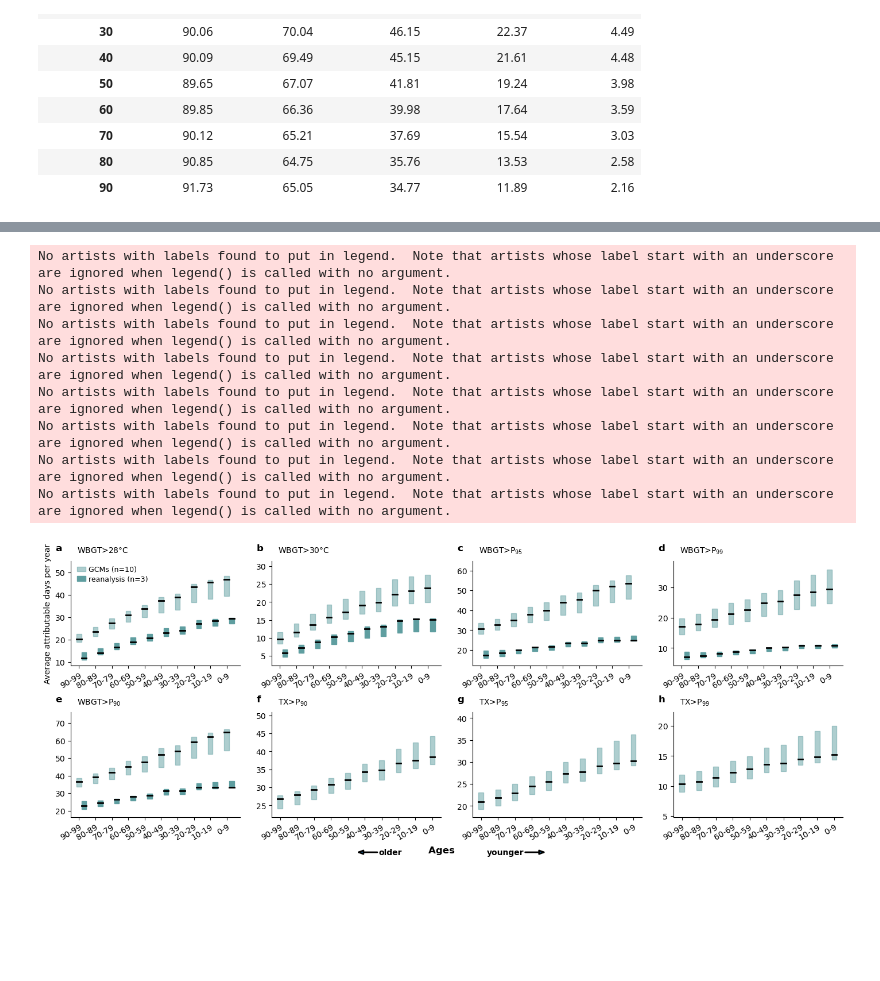
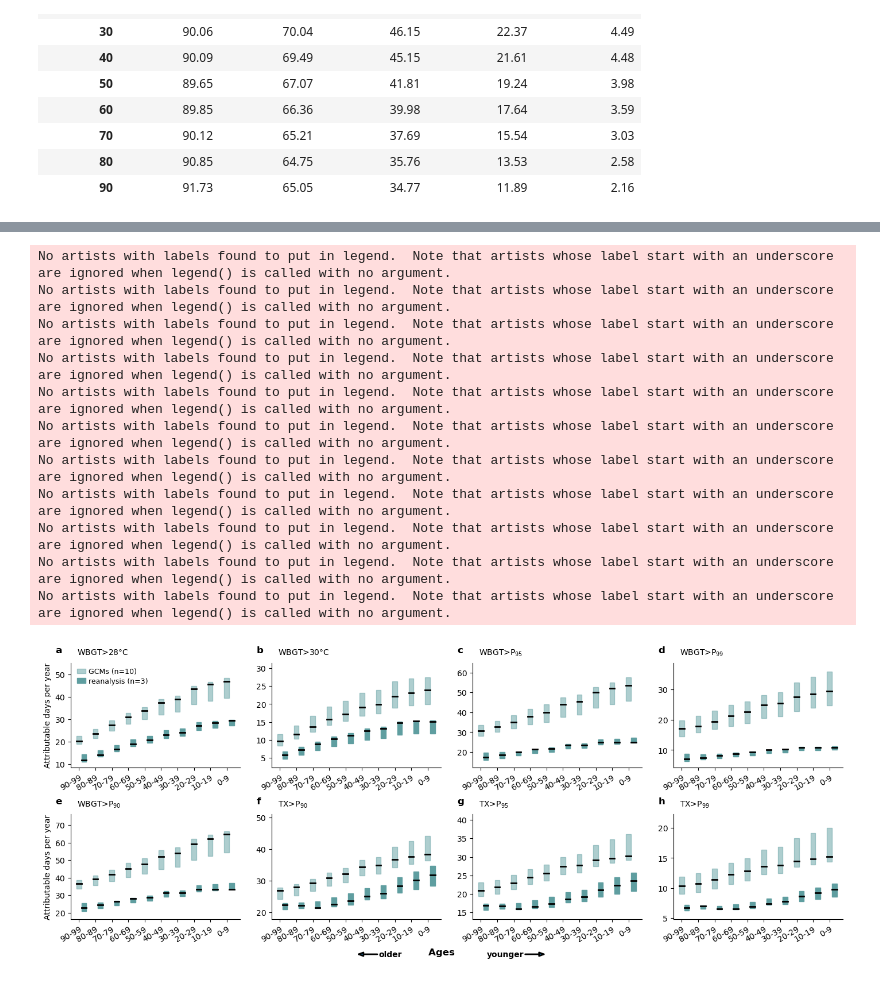
Before and after one commit to rosapietroiusti/attr-hs, a Jupyter notebook: main/attr-hw-fig2-SI-correct.ipynb, the cells around one changed output, grey strips where cells are left out. Saved outputs shown, nothing was run; the diff lists cells and outputs as text; code cells hidden in the pictures; blank space fills up the shorter version.

Commit message:
shiftfit model sensitivity figure and launch for warming level

```diff
--- a/main/attr-hw-fig2-SI-correct.ipynb
+++ b/main/attr-hw-fig2-SI-correct.ipynb
@@ -954,2 +869,22 @@ da_nAHD_percapita_peopledays_10y_models_TX99 = calc_percapita_hotdays_peopledays
+# %%
+
+da_nAHD = da_nAHD_obs_TX90.rename({'dataset':'model'})
+
+da_n_people_ndays_obs_TX90, da_prop_people_ndays_obs_TX90 = calc_number_proportion_people_atleastxdays_10yr(gs_population_global,
+                                                                                          datasets,
+                                                                                          da_nAHD,
+                                                                                          x_hot_days = [1,5,10,20,50])
+
+
+
+da_nAHD_percapita_peopledays_10y_obs_TX90 = calc_percapita_hotdays_peopledays_1yr(gs_population_global,
+                                                                           datasets,
+                                                                           da_nAHD,
+                                                                           x_hot_days = [1, 5, 10, 20, 50],
+                                                                           ages_values=range(0,100),
+                                                                           grouped = True,
+                                                                           size_win = 10,
+                                                                         mask_where_decr=False
+                                                                           )
 # %% [markdown]
 # Supplementary figures: part 1 bar plots
@@ -1889,6 +1247,8 @@ No artists with labels found to put in legend.  Note that artists whose label st
 xpos=-.09
 ypos=1.05
 shift = 0.15
+
+#ylab=
 
 fig,axes=plt.subplots(2,4,figsize=(14,5.5),layout='constrained',facecolor='none') # 10,5
 
@@ -1914,9 +1274,8 @@ plot_percapitadays_median_iqr(da_nAHD_percapita_peopledays_10y_models,
                               feature='per_capita_days',
                               ax=ax,
                              set_xticklabel=True,
-
                              rotation=30,
-                             ylabel='Average attributable days per year',
+                             ylabel='Attributable days per year',
                               legend=False,
                               positions = [x + shift for x in range(1,11)],
                               alpha=.5,
@@ -1945,7 +1304,6 @@ plot_percapitadays_median_iqr(da_nAHD_percapita_peopledays_10y_models_30,
                               feature='per_capita_days',
                               ax=ax,
                              set_xticklabel=True,
-
                              rotation=30,
                              ylabel='',
                               legend=False,
@@ -2023,7 +1381,6 @@ plot_percapitadays_median_iqr(da_nAHD_percapita_peopledays_10y_obs_W90,
                              set_xticklabel=False,
                               set_xticks=False,
                              rotation=30,
-                           #  ylabel='Attributable days per year',
                               legend=True,
                               leg_title='WBGT>P$_{90}$',
                               positions = [x - shift for x in range(1,11)],
@@ -2035,7 +1392,7 @@ plot_percapitadays_median_iqr(da_nAHD_percapita_peopledays_10y_models_W90,
                               ax=ax,
                              set_xticklabel=True,
                              rotation=30,
-                             ylabel=' ',
+                              ylabel='Attributable days per year',
                               legend=False,
                               positions = [x + shift for x in range(1,11)],
                               alpha=.5,
@@ -2046,6 +1403,18 @@ plot_percapitadays_median_iqr(da_nAHD_percapita_peopledays_10y_models_W90,
 
 ax=axes[5]
 ax.set_title('f',loc='left',fontweight='bold',x=xpos,y=ypos)
+plot_percapitadays_median_iqr(da_nAHD_percapita_peopledays_10y_obs_TX90,
+                              feature='per_capita_days',
+                              ax=ax,
+                             set_xticklabel=False,
+                              set_xticks=False,
+                             rotation=30,
+                           #  ylabel='Attributable days per year',
+                              legend=True,
+                              #leg_title='WBGT>P$_{90}$',
+                              positions = [x - shift for x in range(1,11)],
+                              widths=.3
+                             )
 plot_percapitadays_median_iqr(da_nAHD_percapita_peopledays_10y_models_TX90,
                               feature='per_capita_days',
                               ax=ax,
@@ -2063,6 +1432,18 @@ plot_percapitadays_median_iqr(da_nAHD_percapita_peopledays_10y_models_TX90,
 
 ax=axes[6]
 ax.set_title('g',loc='left',fontweight='bold',x=xpos,y=ypos)
+plot_percapitadays_median_iqr(da_nAHD_percapita_peopledays_10y_obs_TX95,
+                              feature='per_capita_days',
+                              ax=ax,
+                             set_xticklabel=False,
+                              set_xticks=False,
+                             rotation=30,
+                           #  ylabel='Attributable days per year',
+                              legend=True,
+                              #leg_title='WBGT>P$_{90}$',
+                              positions = [x - shift for x in range(1,11)],
+                              widths=.3
+                             )
 plot_percapitadays_median_iqr(da_nAHD_percapita_peopledays_10y_models_TX95,
                               feature='per_capita_days',
                               ax=ax,
@@ -2082,6 +1463,18 @@ plot_percapitadays_median_iqr(da_nAHD_percapita_peopledays_10y_models_TX95,
 
 ax=axes[7]
 ax.set_title('h',loc='left',fontweight='bold',x=xpos,y=ypos)
+plot_percapitadays_median_iqr(da_nAHD_percapita_peopledays_10y_obs_TX99,
+                              feature='per_capita_days',
+                              ax=ax,
+                             set_xticklabel=False,
+                              set_xticks=False,
+                             rotation=30,
+                           #  ylabel='Attributable days per year',
+                              legend=True,
+                              #leg_title='WBGT>P$_{90}$',
+                              positions = [x - shift for x in range(1,11)],
+                              widths=.3
+                             )
 plot_percapitadays_median_iqr(da_nAHD_percapita_peopledays_10y_models_TX99,
                               feature='per_capita_days',
                               ax=ax,
@@ -2133,33 +1526,36 @@ arr = mpatches.FancyArrowPatch((0.6, 0.015), (0.63, 0.015),  # Coordinates in fi
                                transform=fig.transFigure,
                                )
 fig.patches.append(arr)
 fig.text(0.554, 0.015, "younger", ha='left', va='center', fontweight='bold')
 arr = mpatches.FancyArrowPatch((.42, 0.015), (.39, 0.015),
                                arrowstyle='-|>,head_width=.15',
                                mutation_scale=15,
                                linewidth=2,
                                transform=fig.transFigure,
                                )
 fig.patches.append(arr)
 fig.text(0.42, 0.015, "older", ha='left', va='center',fontweight='bold')
 
 for ax in axes:
     ax.invert_xaxis()
     ax.spines['top'].set_visible(False)
     ax.spines['right'].set_visible(False)
 
 
 # Try as dots instead of IQR bar??
 
-#plt.savefig(os.path.join(figdir,'fig2_SI_part3_percap_v2.png'),dpi=300,bbox_inches='tight',transparent=True)
-#plt.savefig(os.path.join(figdir,'fig2_SI_part3_percap_v2.pdf'),dpi=300,bbox_inches='tight',transparent=True)
+#plt.savefig(os.path.join(figdir,'fig2_SI_part3_percap.png'),dpi=300,bbox_inches='tight',transparent=True)
+#plt.savefig(os.path.join(figdir,'fig2_SI_part3_percap.pdf'),dpi=300,bbox_inches='tight',transparent=True)
 # %% [output]
 No artists with labels found to put in legend.  Note that artists whose label start with an underscore are ignored when legend() is called with no argument.
 No artists with labels found to put in legend.  Note that artists whose label start with an underscore are ignored when legend() is called with no argument.
 No artists with labels found to put in legend.  Note that artists whose label start with an underscore are ignored when legend() is called with no argument.
 No artists with labels found to put in legend.  Note that artists whose label start with an underscore are ignored when legend() is called with no argument.
 No artists with labels found to put in legend.  Note that artists whose label start with an underscore are ignored when legend() is called with no argument.
 No artists with labels found to put in legend.  Note that artists whose label start with an underscore are ignored when legend() is called with no argument.
 No artists with labels found to put in legend.  Note that artists whose label start with an underscore are ignored when legend() is called with no argument.
 No artists with labels found to put in legend.  Note that artists whose label start with an underscore are ignored when legend() is called with no argument.
+No artists with labels found to put in legend.  Note that artists whose label start with an underscore are ignored when legend() is called with no argument.
+No artists with labels found to put in legend.  Note that artists whose label start with an underscore are ignored when legend() is called with no argument.
+No artists with labels found to put in legend.  Note that artists whose label start with an underscore are ignored when legend() is called with no argument.
-[figure, old version]
+[figure, new version]
```
Also changed, not shown: parts of 50 cells of this notebook, 10 other files.
